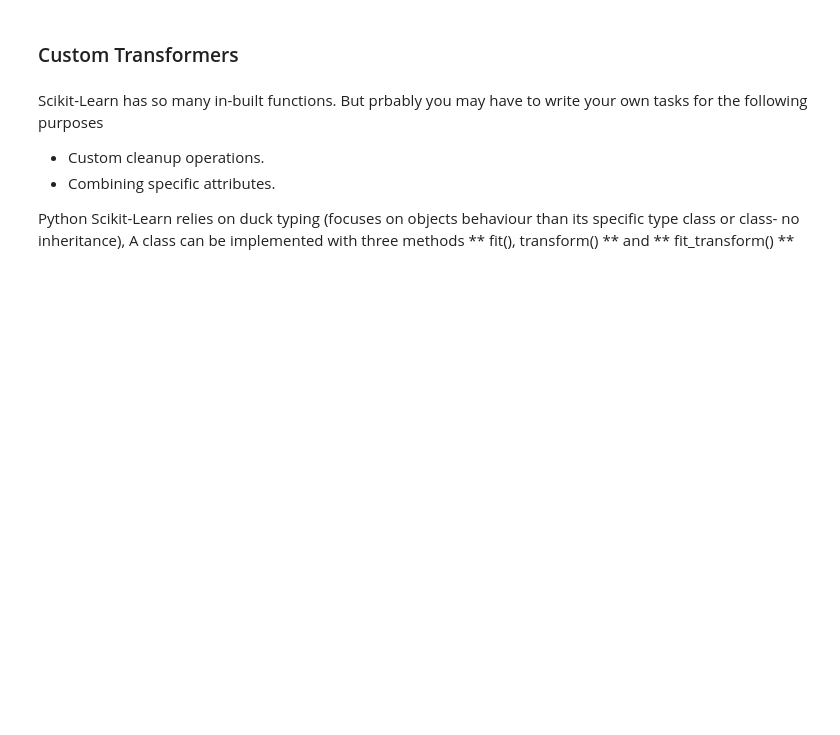
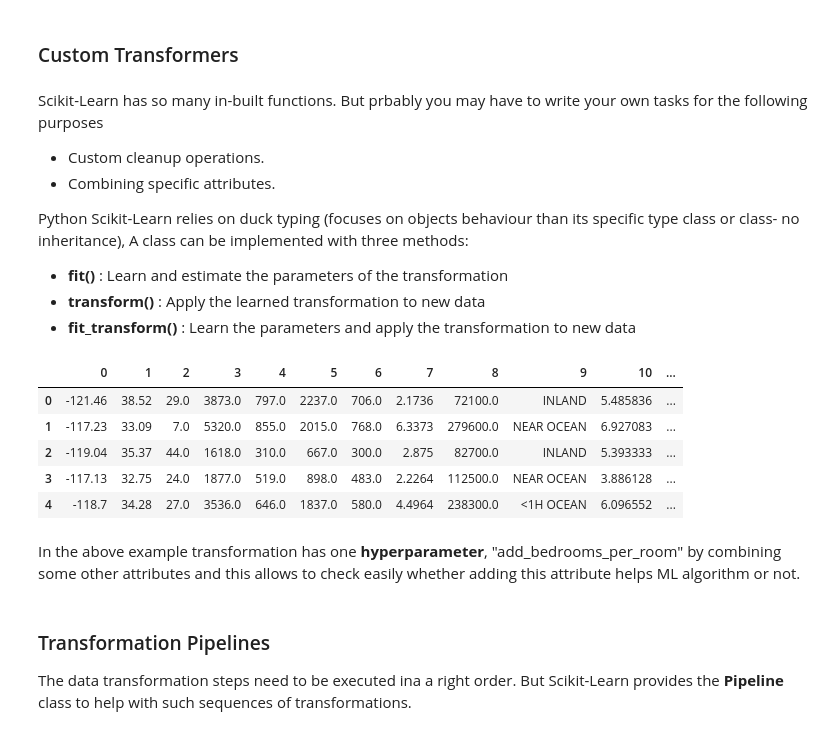
Before and after one commit to thisalmadu/ML-Project, a Jupyter notebook: Cal_data_set_analysis.ipynb, the cells around one changed output. Saved outputs shown, nothing was run; the diff lists cells and outputs as text; code cells hidden in the pictures; blank space fills up the shorter version.

```diff
--- a/Cal_data_set_analysis.ipynb
+++ b/Cal_data_set_analysis.ipynb
@@ -590,7 +566,11 @@ Scikit-Learn has so many in-built functions. But prbably you may have to write y
 * Custom cleanup operations.
 * Combining specific attributes.
 
-Python Scikit-Learn relies on duck typing (focuses on objects behaviour than its specific type class or class- no inheritance), A class can be implemented with three methods ** fit(), transform() ** and ** fit_transform() **
+Python Scikit-Learn relies on duck typing (focuses on objects behaviour than its specific type class or class- no inheritance), A class can be implemented with three methods:
+
+* **fit()** : Learn and estimate the parameters of the transformation
+* **transform()** : Apply the learned transformation to new data
+* **fit_transform()** : Learn the parameters and apply the transformation to new data
 # %%
 from sklearn.base import BaseEstimator, TransformerMixin
 
@@ -614,4 +594,21 @@ class CombinedAttributesAdder(BaseEstimator, TransformerMixin):
 # %%
 
 attr_adder = CombinedAttributesAdder(add_bedrooms_per_room = False)
+# Check whether adding the new combined attribute is useful or not bu setting "add_bedrooms_per_room = True/ False"
 housing_extra_attribs = attr_adder.transform(housing.values)
+
+housing_extra_attribs = pd.DataFrame(housing_extra_attribs)
+housing_extra_attribs.head(5)
+# %% [output]
+|  | 0 | 1 | 2 | 3 | 4 | 5 | 6 | 7 | 8 | 9 | 10 | ... |
+| 0 | -121.46 | 38.52 | 29.0 | 3873.0 | 797.0 | 2237.0 | 706.0 | 2.1736 | 72100.0 | INLAND | 5.485836 | ... |
+| 1 | -117.23 | 33.09 | 7.0 | 5320.0 | 855.0 | 2015.0 | 768.0 | 6.3373 | 279600.0 | NEAR OCEAN | 6.927083 | ... |
+| 2 | -119.04 | 35.37 | 44.0 | 1618.0 | 310.0 | 667.0 | 300.0 | 2.875 | 82700.0 | INLAND | 5.393333 | ... |
+| 3 | -117.13 | 32.75 | 24.0 | 1877.0 | 519.0 | 898.0 | 483.0 | 2.2264 | 112500.0 | NEAR OCEAN | 3.886128 | ... |
+| 4 | -118.7 | 34.28 | 27.0 | 3536.0 | 646.0 | 1837.0 | 580.0 | 4.4964 | 238300.0 | <1H OCEAN | 6.096552 | ... |
+# %% [markdown]
+In the above example transformation has one **hyperparameter**, "add_bedrooms_per_room" by combining some other attributes and this allows to check easily whether adding this attribute helps ML algorithm or not.
+# %% [markdown]
+### Transformation Pipelines
+
+The data transformation steps need to be executed ina a right order. But Scikit-Learn provides the **Pipeline** class to help with such sequences of transformations.
```
Also changed, not shown: parts of 25 cells of this notebook, 1 other file.
